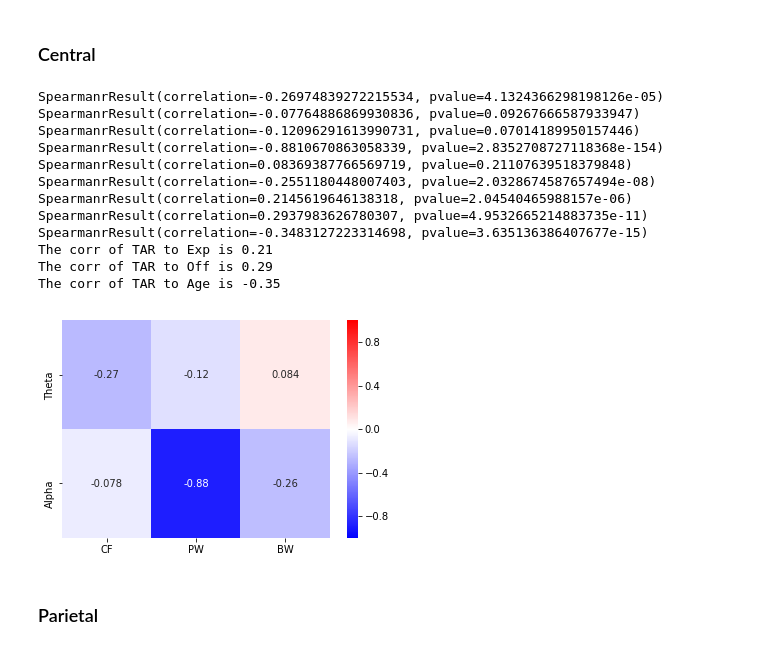
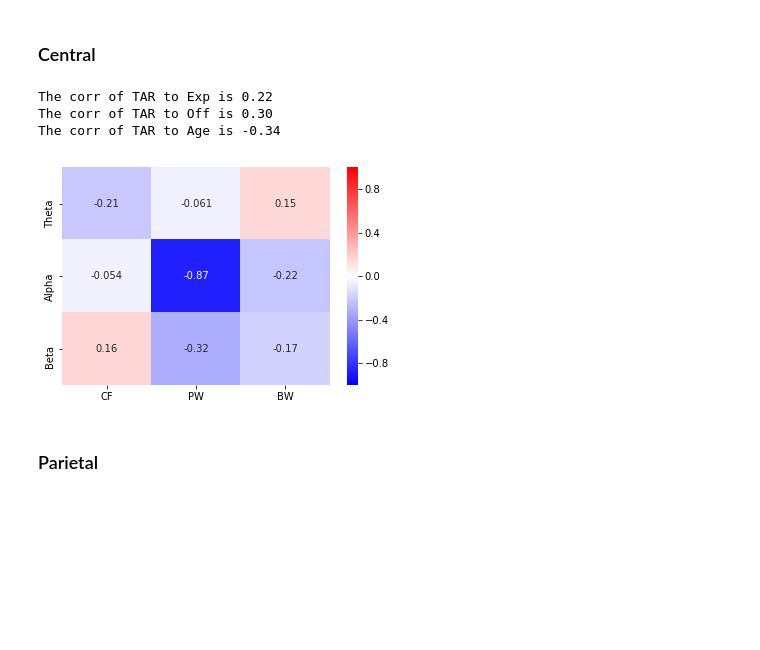
Before and after one commit to voytekresearch/BandRatios, a Jupyter notebook: notebooks/4-EEG-Dataset-Analysis.ipynb, the cells around one changed output. Cells and saved outputs as stored; diff of their text form; code cells hidden in the pictures; blank space fills up the shorter version.

```diff
--- a/notebooks/4-EEG-Dataset-Analysis.ipynb
+++ b/notebooks/4-EEG-Dataset-Analysis.ipynb
@@ -277,22 +169,13 @@ The corr of TAR to Age is -0.33
 ### Central
 # %%
 tar_per, tar_ap = param_ratio_corr(df, "TAR", ch_inds_central, func=nan_corr_spearman)
-plot_param_ratio_corr(tar_per, y_labels=["Theta","Alpha"],save_fig=True, file_name="TAR_corrs")
+plot_param_ratio_corr(tar_per, y_labels=["Theta","Alpha", "Beta"],save_fig=True, file_name="Central_TAR_corrs")
 print_aperiodic_correlation("TAR", tar_ap)
 # %% [output]
-SpearmanrResult(correlation=-0.26974839272215534, pvalue=4.1324366298198126e-05)
-SpearmanrResult(correlation=-0.07764886869930836, pvalue=0.09267666587933947)
-SpearmanrResult(correlation=-0.12096291613990731, pvalue=0.07014189950157446)
-SpearmanrResult(correlation=-0.8810670863058339, pvalue=2.8352708727118368e-154)
-SpearmanrResult(correlation=0.08369387766569719, pvalue=0.21107639518379848)
-SpearmanrResult(correlation=-0.2551180448007403, pvalue=2.0328674587657494e-08)
-SpearmanrResult(correlation=0.2145619646138318, pvalue=2.04540465988157e-06)
-SpearmanrResult(correlation=0.2937983626780307, pvalue=4.9532665214883735e-11)
-SpearmanrResult(correlation=-0.3483127223314698, pvalue=3.635136386407677e-15)
-The corr of TAR to Exp is 0.21
-The corr of TAR to Off is 0.29
-The corr of TAR to Age is -0.35
+The corr of TAR to Exp is 0.22
+The corr of TAR to Off is 0.30
+The corr of TAR to Age is -0.34
-[figure, old version]
+[figure, new version]
 # %% [markdown]
 ### Parietal
 # %%
```
Also changed, not shown: parts of 15 cells of this notebook, 20 other files.
